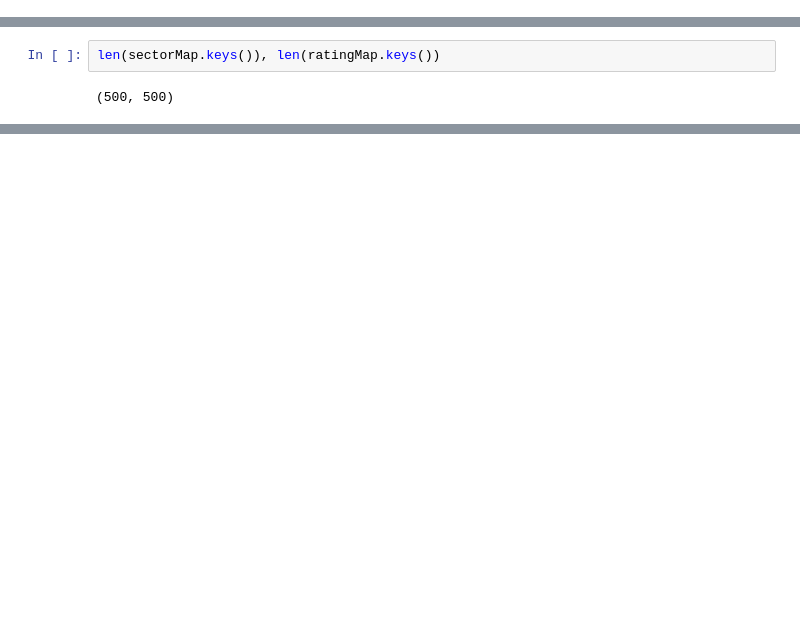
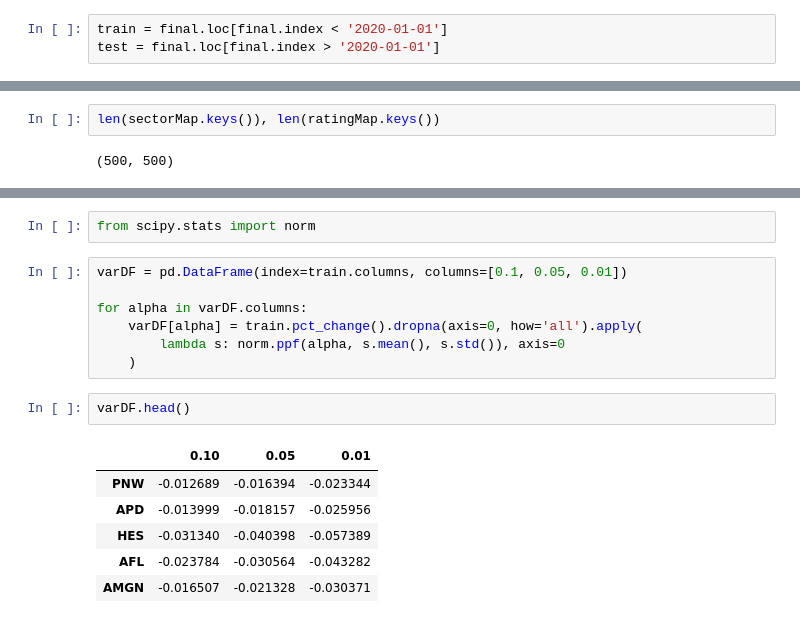
Before and after one commit to r50206v/E4008-Computational-Discrete-Optimization, a Jupyter notebook: Project/data-preprocessing.ipynb, the cells around one changed output, grey strips where cells are left out. Drawn from its saved outputs; the diff is of its cells as text; blank space fills up the shorter version.

```diff
--- a/Project/data-preprocessing.ipynb
+++ b/Project/data-preprocessing.ipynb
@@ -84 +150,4 @@ priceData.to_csv(os.getcwd() + '/price_data.csv', index=True)
+# %%
+train = final.loc[final.index < '2020-01-01']
+test = final.loc[final.index > '2020-01-01']
 # %%
@@ -109,0 +202,18 @@ len(sectorMap.keys()), len(ratingMap.keys())
+# %%
+from scipy.stats import norm
+# %%
+varDF = pd.DataFrame(index=train.columns, columns=[0.1, 0.05, 0.01])
+
+for alpha in varDF.columns:
+    varDF[alpha] = train.pct_change().dropna(axis=0, how='all').apply(
+        lambda s: norm.ppf(alpha, s.mean(), s.std()), axis=0
+    )
+# %%
+varDF.head()
+# %% [output]
+|  | 0.10 | 0.05 | 0.01 |
+| PNW | -0.012689 | -0.016394 | -0.023344 |
+| APD | -0.013999 | -0.018157 | -0.025956 |
+| HES | -0.031340 | -0.040398 | -0.057389 |
+| AFL | -0.023784 | -0.030564 | -0.043282 |
+| AMGN | -0.016507 | -0.021328 | -0.030371 |
```
Also changed, not shown: parts of 16 cells of this notebook, 1 other file.
